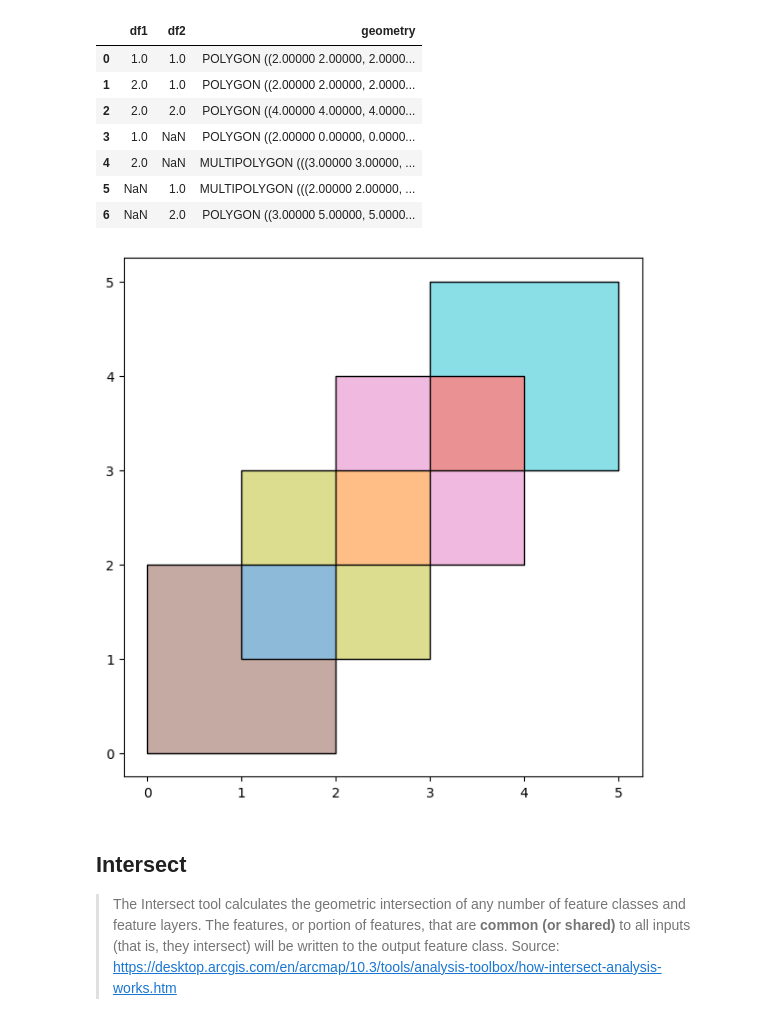
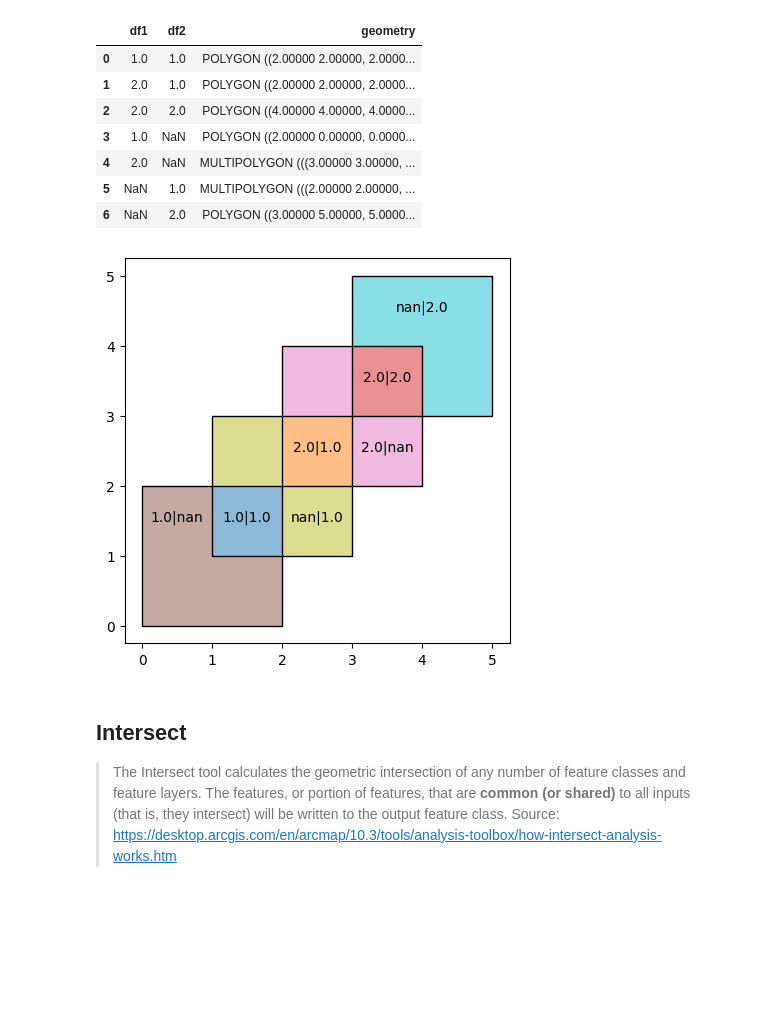
Before and after one commit to jsanz/sdsc, a Jupyter notebook: 2023-foundations-of-geospatial.ipynb, the cells around one changed output. Drawn from its saved outputs; the diff is of its cells as text; code cells hidden in the pictures; blank space fills up the shorter version.

```diff
--- a/2023-foundations-of-geospatial.ipynb
+++ b/2023-foundations-of-geospatial.ipynb
@@ -718,12 +718,18 @@ res_union  # FOR UNION - ALL AREAS ARE OUTPUTED, SLICED BY OVERLAP BORDERS
 | 4 | 2.0 | NaN | MULTIPOLYGON (((3.00000 3.00000, ... |
 | 5 | NaN | 1.0 | MULTIPOLYGON (((2.00000 2.00000, ... |
 | 6 | NaN | 2.0 | POLYGON ((3.00000 5.00000, 5.0000... |
+# %%
+def plot_labels(df, func, geom_field='geometry'):
+    df['coords'] = [ coords[0] for coords in df[geom_field].apply(lambda x: x.representative_point().coords[:])]
+    for idx, row in df.iterrows(): plt.annotate(func(row), xy=row['coords'], horizontalalignment='center')
 # %%
-ax = res_union.plot(alpha=0.5, cmap='tab10', figsize=(7, 7))
+ax = res_union.plot(alpha=0.5, cmap='tab10', figsize=(5, 5))
 df1.plot(ax=ax, facecolor='none', edgecolor='k');
 df2.plot(ax=ax, facecolor='none', edgecolor='k');
+
+plot_labels(res_union, lambda row: f"{row['df1']}|{row['df2']}")
 # %% [output]
-[figure, old version]
+[figure, new version]
 # %% [markdown]
 ## Intersect
 
```
Also changed, not shown: parts of 15 cells of this notebook, 3 other files.
